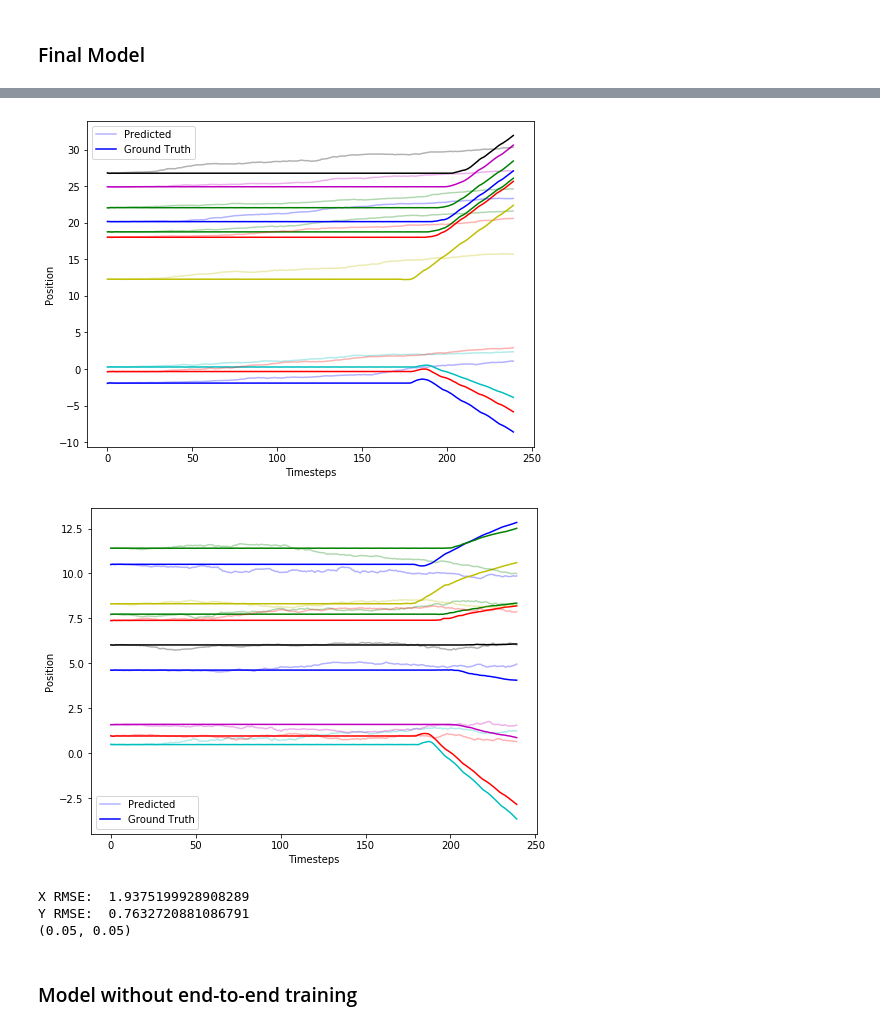
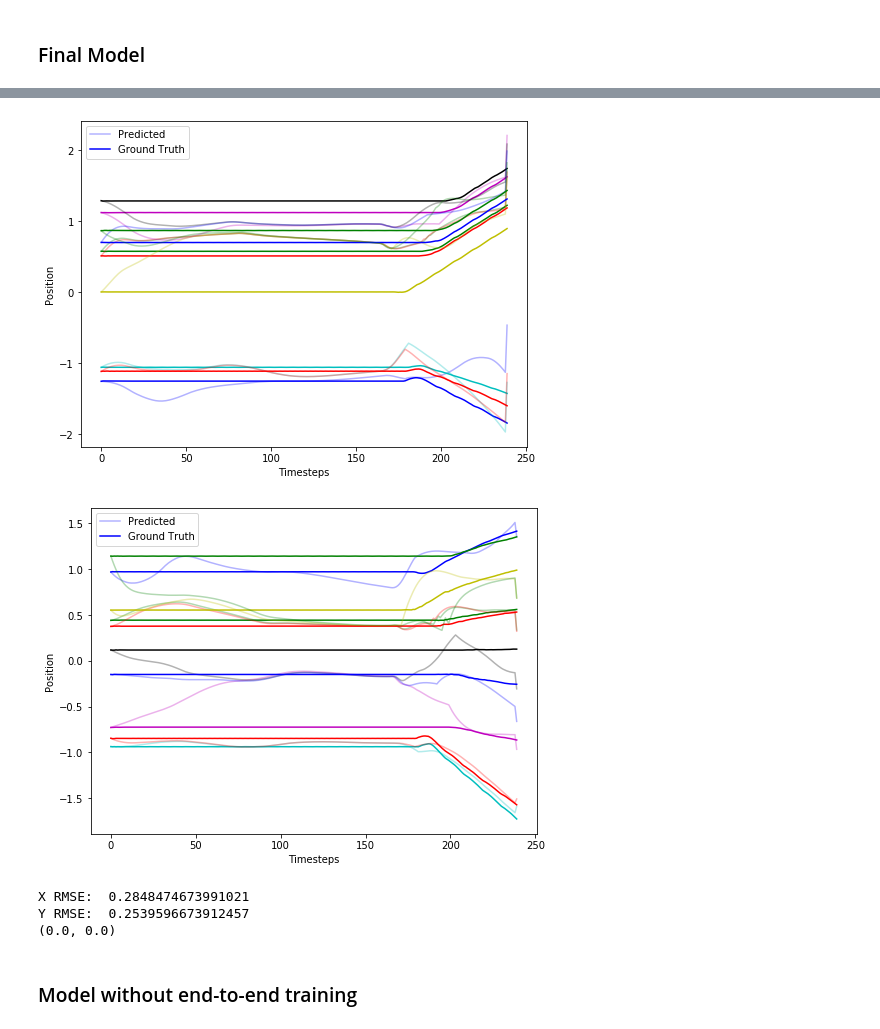
Before and after one commit to HaoWen470/crossmodal_filtering1, a Jupyter notebook: train_dpf_all_sensors.ipynb, the cells around one changed output, grey strips where cells are left out. Cells and saved outputs as stored; diff of their text form; code cells hidden in the pictures.

Commit message:
Sync PF dynamics changes

```diff
--- a/train_dpf_all_sensors.ipynb
+++ b/train_dpf_all_sensors.ipynb
@@ -18,7 +21,7 @@ print(torch.__version__, np.__version__)
 1.3.0 1.17.3
 # %%
 # Experiment configuration
-experiment_name = "dpf_feb16_1"
+experiment_name = "dpf_feb16_dynamics_5"
 dataset_args = {
     'use_proprioception': True,
     'use_haptics': True,
@@ -28,8 +31,8 @@ dataset_args = {
 # %%
 # Create models & training buddy
 
-dynamics_model = panda_models.PandaSimpleDynamicsModel()
-measurement_model = panda_models.PandaMeasurementModel()
+dynamics_model = panda_models.PandaDynamicsModel()
+measurement_model = panda_models.PandaSimpleMeasurementModel()
 
 pf_model = panda_models.PandaParticleFilterNetwork(
     dynamics_model,
@@ -55,7 +52,14 @@ buddy = fannypack.utils.Buddy(
+# %%
+dynamics_trainset = panda_datasets.PandaSubsequenceDataset(
+    "data/gentle_push_10.hdf5",
+    subsequence_length=16,
+    **dataset_args
+)
 # %%
-# dataloader = torch.utils.data.DataLoader(dynamics_trainset, batch_size=256, shuffle=True, num_workers=2)
+dataloader = torch.utils.data.DataLoader(dynamics_trainset, batch_size=16, shuffle=True, num_workers=2)
+pf_model.dynamics_model.state_noise_stddev = (.1, .1)
 
-# for i in range(0):
-#     print("Training epoch", i)
-#     panda_training.train_dynamics(buddy, pf_model, dataloader, log_interval=10)
-#     print()
+for i in range(10000):
+    print("Training epoch", i)
+    panda_training.train_dynamics_recurrent(buddy, pf_model, dataloader, log_interval=1)
+    print()
@@ -184,7 +189,8 @@ eval_trajectories = panda_datasets.load_trajectories(
 # %% [markdown]
 ### Final Model
 # %%
-pf_model.dynamics_model.state_noise_stddev = (0.05, 0.05)
+pf_model.dynamics_model.state_noise_stddev = (0., 0.)
+# pf_model.dynamics_model.state_noise_stddev = (1., 1.)
 pred, actual = panda_training.rollout(pf_model, eval_trajectories, start_time=0, max_timesteps=1000, particle_count=200, noisy_dynamics=True)
 panda_training.eval_rollout(pred, actual, plot=True)
 print(pf_model.dynamics_model.state_noise_stddev)
@@ -193,8 +198,8 @@ print(pf_model.dynamics_model.state_noise_stddev)
-[figure, old version]
+[figure, new version]
-[figure, old version]
+[figure, new version]
-X RMSE:  1.9375199928908289
-Y RMSE:  0.7632720881086791
-(0.05, 0.05)
+X RMSE:  0.2848474673991021
+Y RMSE:  0.2539596673912457
+(0.0, 0.0)
 # %% [markdown]
 ### Model without end-to-end training
 # %%
```
Also changed, not shown: parts of 7 cells of this notebook, 4 other files.
